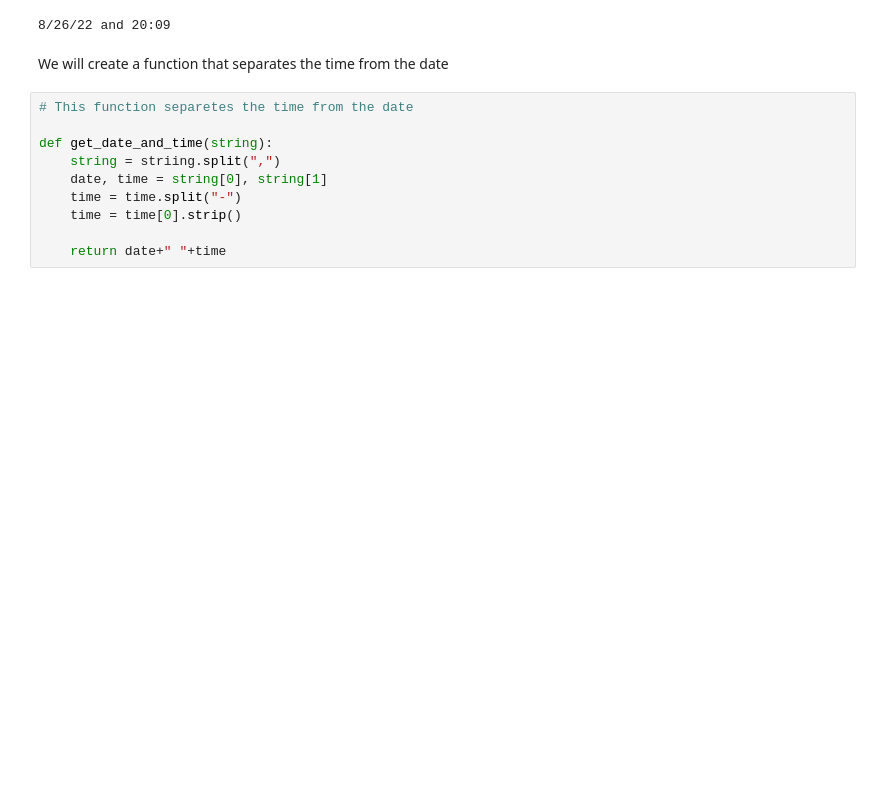
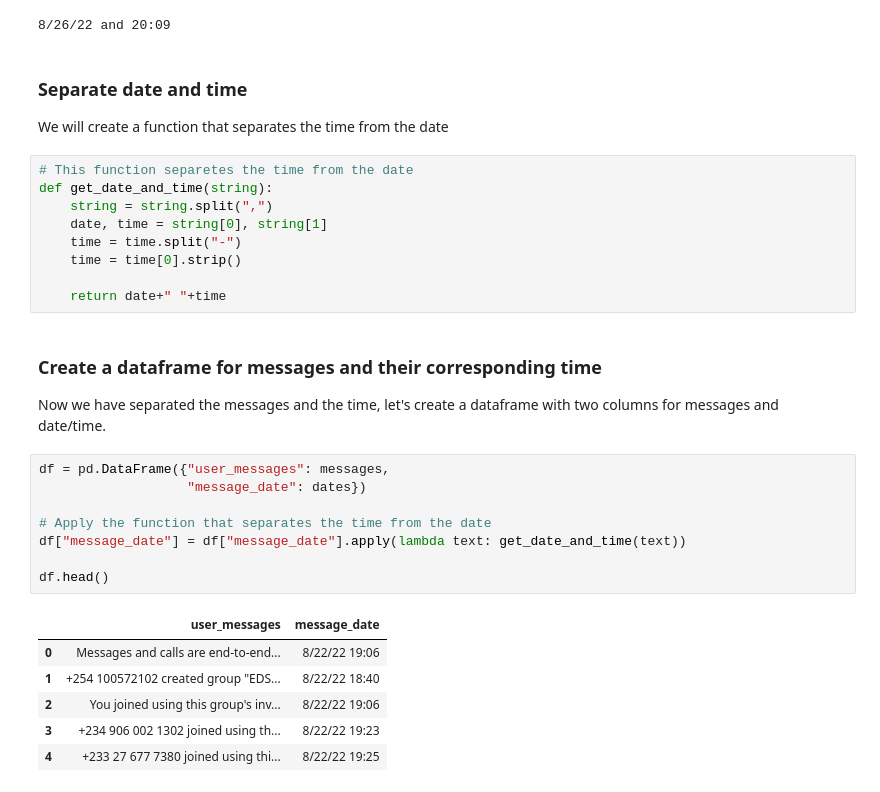
Before and after one commit to lawalsegun2025/whatsapp_chat_analyzer, a Jupyter notebook: whatsapp_chat_analysis.ipynb, the cells around one changed output. Saved outputs shown, nothing was run; the diff lists cells and outputs as text; blank space fills up the shorter version.

Commit message:
successfully created our data frame

```diff
--- a/whatsapp_chat_analysis.ipynb
+++ b/whatsapp_chat_analysis.ipynb
@@ -133,14 +134,33 @@ print(date+ " and "+ time)
 # %% [output]
 8/26/22 and 20:09
 # %% [markdown]
+### Separate date and time
 We will create a function that separates the time from the date
 # %%
 # This function separetes the time from the date
-
 def get_date_and_time(string):
-    string = striing.split(",")
+    string = string.split(",")
     date, time = string[0], string[1]
     time = time.split("-")
     time = time[0].strip()
 
     return date+" "+time
+# %% [markdown]
+### Create a dataframe for messages and their corresponding time
+
+Now we have separated the messages and the time, let's create a dataframe with two columns for messages and date/time.
+# %%
+df = pd.DataFrame({"user_messages": messages,
+                   "message_date": dates})
+
+# Apply the function that separates the time from the date
+df["message_date"] = df["message_date"].apply(lambda text: get_date_and_time(text))
+
+df.head()
+# %% [output]
+|  | user_messages | message_date |
+| 0 | Messages and calls are end-to-end... | 8/22/22 19:06 |
+| 1 | +254 100572102 created group "EDS... | 8/22/22 18:40 |
+| 2 | You joined using this group's inv... | 8/22/22 19:06 |
+| 3 | +234 906 002 1302 joined using th... | 8/22/22 19:23 |
+| 4 | +233 27 677 7380 joined using thi... | 8/22/22 19:25 |
```
Also changed, not shown: parts of 2 cells of this notebook.
